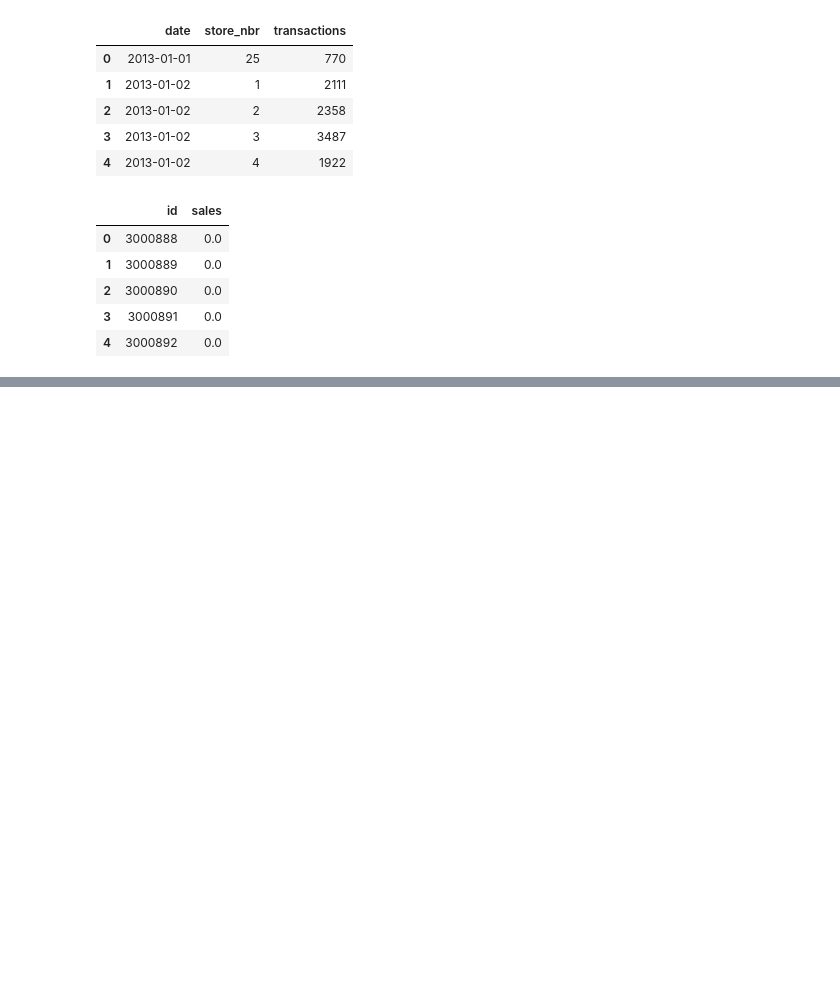
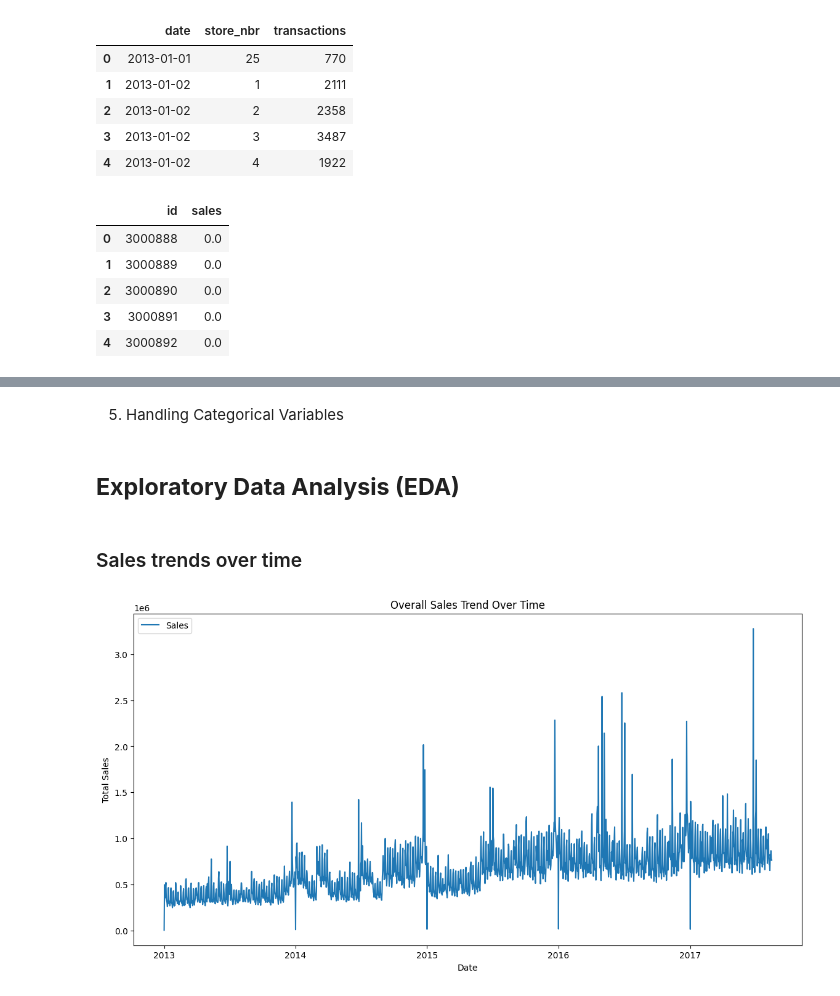
Before and after one commit to elishastanley/Demand-Forecasting-Optimization-for-Corporation-Favorita-A-Time-Series-Regression-ML-Approach, a Jupyter notebook: Notebooks/main.ipynb, the cells around one changed output, grey strips where cells are left out. Saved outputs shown, nothing was run; the diff lists cells and outputs as text; code cells hidden in the pictures; blank space fills up the shorter version.

```diff
--- a/Notebooks/main.ipynb
+++ b/Notebooks/main.ipynb
@@ -153,0 +211,7 @@ sample_submission.head()
+# %%
+# Convert date columns to datetime format
+train['date'] = pd.to_datetime(train['date'])
+test['date'] = pd.to_datetime(test['date'])
+transactions['date'] = pd.to_datetime(transactions['date'])
+oil['date'] = pd.to_datetime(oil['date'])
+holidays_events['date'] = pd.to_datetime(holidays_events['date'])
@@ -153,0 +234,45 @@ sample_submission.head()
+# %%
+# Create additional features from the date
+train_merged['year'] = train_merged['date'].dt.year
+train_merged['month'] = train_merged['date'].dt.month
+train_merged['day'] = train_merged['date'].dt.day
+train_merged['dayofweek'] = train_merged['date'].dt.dayofweek
+
+test_merged['year'] = test_merged['date'].dt.year
+test_merged['month'] = test_merged['date'].dt.month
+test_merged['day'] = test_merged['date'].dt.day
+test_merged['dayofweek'] = test_merged['date'].dt.dayofweek
+# %% [markdown]
+5. Handling Categorical Variables
+# %%
+# Correctly rename columns before one-hot encoding
+train_merged.rename(columns={'type_x': 'store_type',
+                    'type_y': 'holiday_type'}, inplace=True)
+test_merged.rename(columns={'type_x': 'store_type',
+                   'type_y': 'holiday_type'}, inplace=True)
+
+# Convert categorical variables to numeric using one-hot encoding
+categorical_columns = ['family', 'city', 'state', 'store_type',
+                       'holiday_type', 'locale', 'locale_name', 'description', 'transferred']
+train_final = pd.get_dummies(
+    train_merged, columns=categorical_columns, drop_first=True)
+test_final = pd.get_dummies(
+    test_merged, columns=categorical_columns, drop_first=True)
+# %% [markdown]
+## **Exploratory Data Analysis (EDA)**
+# %% [markdown]
+### Sales trends over time
+# %%
+# Aggregate sales by date to see the overall trend
+sales_trend = train_merged.groupby('date')['sales'].sum().reset_index()
+
+# Plot the overall sales trend
+plt.figure(figsize=(14, 7))
+plt.plot(sales_trend['date'], sales_trend['sales'], label='Sales')
+plt.xlabel('Date')
+plt.ylabel('Total Sales')
+plt.title('Overall Sales Trend Over Time')
+plt.legend()
+plt.show()
+# %% [output]
+[figure, added]
```
Also changed, not shown: parts of 24 cells of this notebook.
